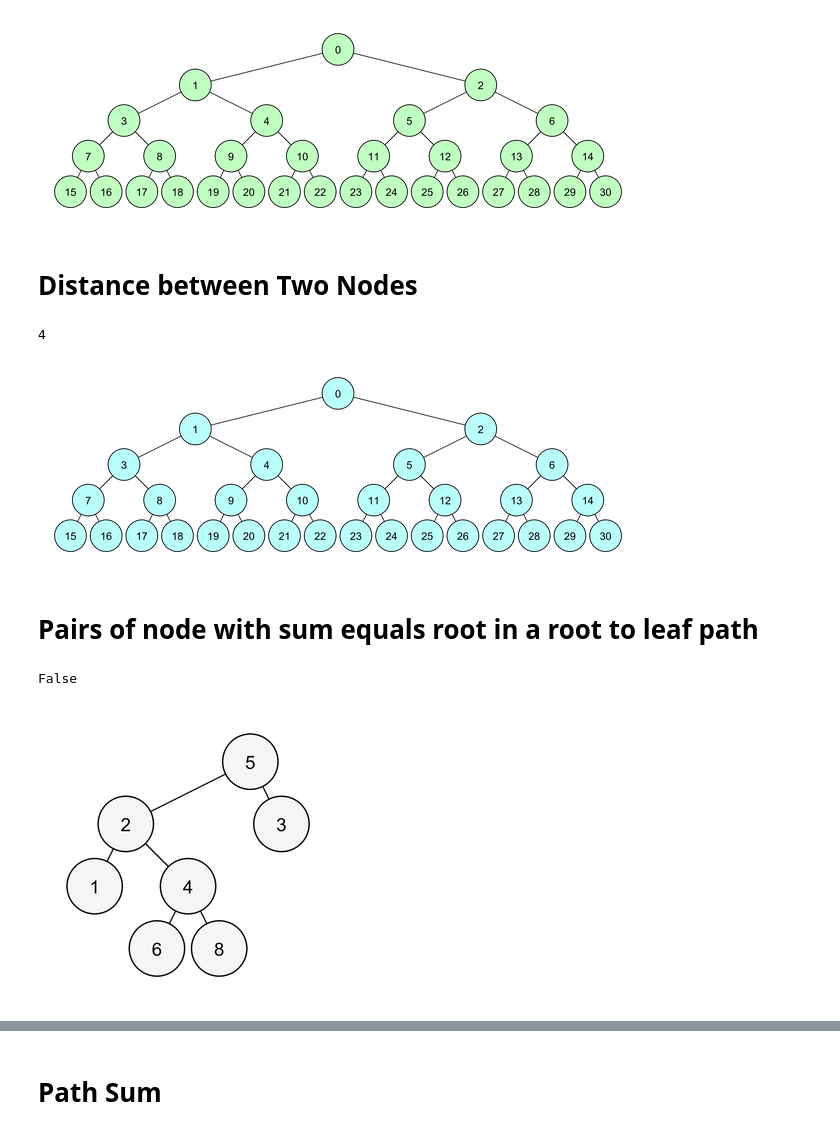
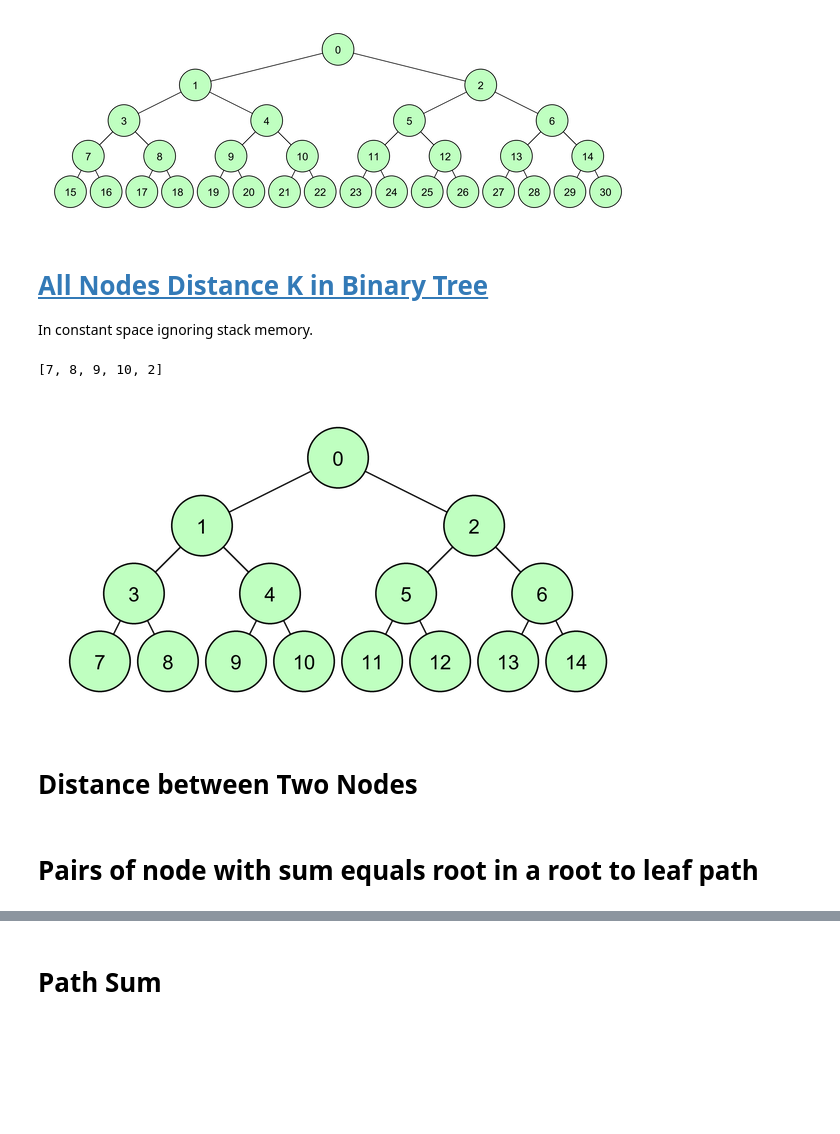
Before and after one commit to Redhatt/preparation, a Jupyter notebook: jupyter/Tree.ipynb, the cells around one changed output, grey strips where cells are left out. Saved outputs shown, nothing was run; the diff lists cells and outputs as text; code cells hidden in the pictures; blank space fills up the shorter version.

```diff
--- a/jupyter/Tree.ipynb
+++ b/jupyter/Tree.ipynb
@@ -213,6 +213,66 @@ DrawTree(root, (600, 300)).drawTree('green')
 # %% [output]
 5
 [figure]
+# %% [markdown]
+# [All Nodes Distance K in Binary Tree](https://leetcode.com/problems/all-nodes-distance-k-in-binary-tree/)
+
+In constant space ignoring stack memory.
+# %%
+def distanceK(root, target, k: int) -> list:
+    # NOTE: target is also a node
+    ans = []
+
+    # appends node value which are at k distance below given node
+    def dfsk(node, k):
+        if not node:
+            return
+
+        if k<0:
+            return
+
+        if k == 0:
+            ans.append(node.val)
+            return
+
+        dfsk(node.left, k-1)
+        dfsk(node.right, k-1)
+
+    def dfs(node):
+        if not node:
+            return 0
+
+        # if found return distance and append nodes below it
+        if node == target:
+            dfsk(node, k)
+            return 1
+
+        # if  k1 is +ve then target is in left sub-tree, so get rest of distance from right sub-tree
+        k1 = dfs(node.left)
+        if k1:
+            if k==k1: ans.append(node.val)
+            else: dfsk(node.right, k-k1-1)
+            return 1+k1
+
+
+        # if  k2 is +ve then target is in right sub-tree, so get rest of distance from left sub-tree
+        k2 = dfs(node.right)
+        if k2:
+            if k==k2: ans.append(node.val)
+            else: dfsk(node.left, k-k2-1)
+            return 1+k2
+
+        # didn't found so return 0
+        return 0
+
+    dfs(root)
+    return ans
+
+root = make(range(15))
+print(distanceK(root, root.left, 2))
+DrawTree(root, (600, 300)).drawTree('green')
+# %% [output]
+[7, 8, 9, 10, 2]
+[figure, added]
 # %% [markdown]
 # Distance between Two Nodes
 # %%
@@ -247,9 +307,6 @@ def solve(root, a, b):
 root = make(range(31))
 print(solve(root, 24, 25))
 DrawTree(root, (600, 300)).drawTree('cyan')
-# %% [output]
-4
-[figure, removed]
 # %% [markdown]
 # Pairs of node with sum equals root in a root to leaf path
 # %%
@@ -267,9 +324,6 @@ def solve(root):
 root = make([5, 2, 3, 1, 4, 'N', 'N', 'N', 'N', 6, 8])
 print(solve(root))
 DrawTree(root, (300, 300)).drawTree()
-# %% [output]
-False
-[figure, removed]
 # %%
 def solve(root):
     def rec(root, l=0):
```
Also changed, not shown: parts of 6 cells of this notebook, 7 other files.
